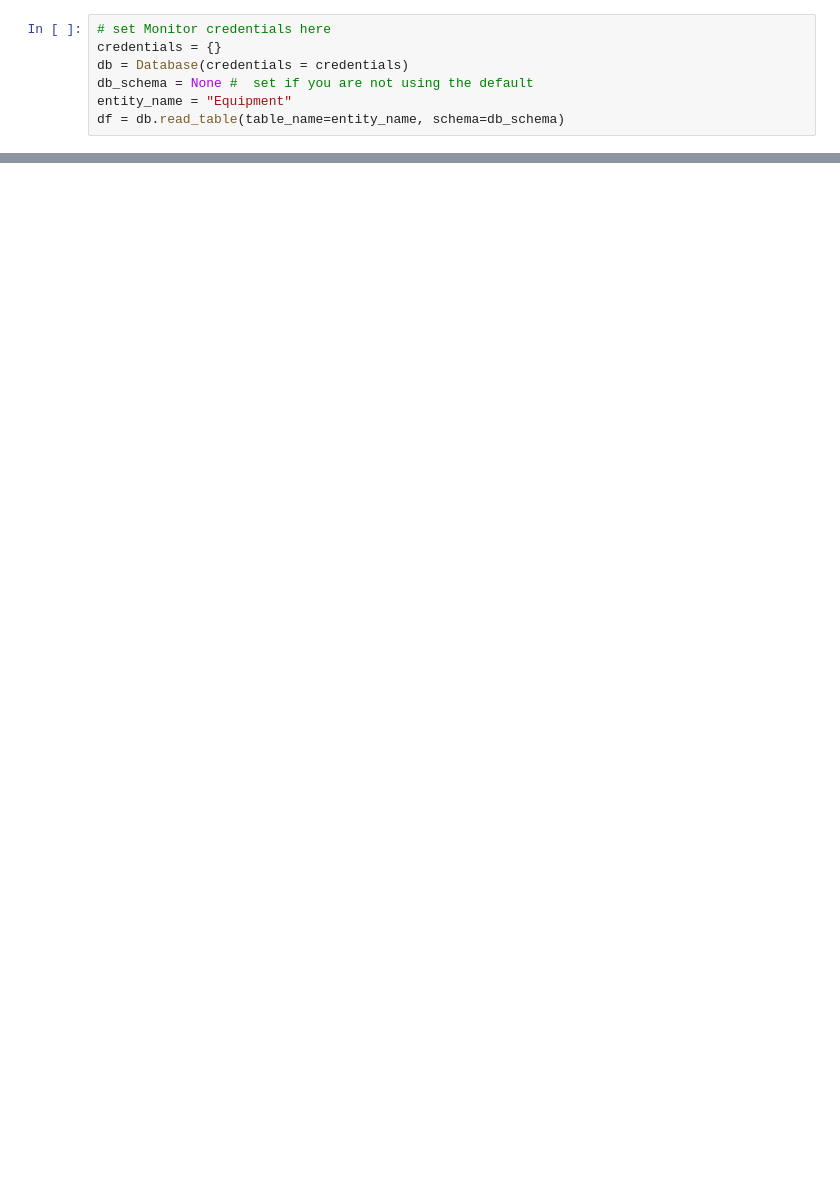
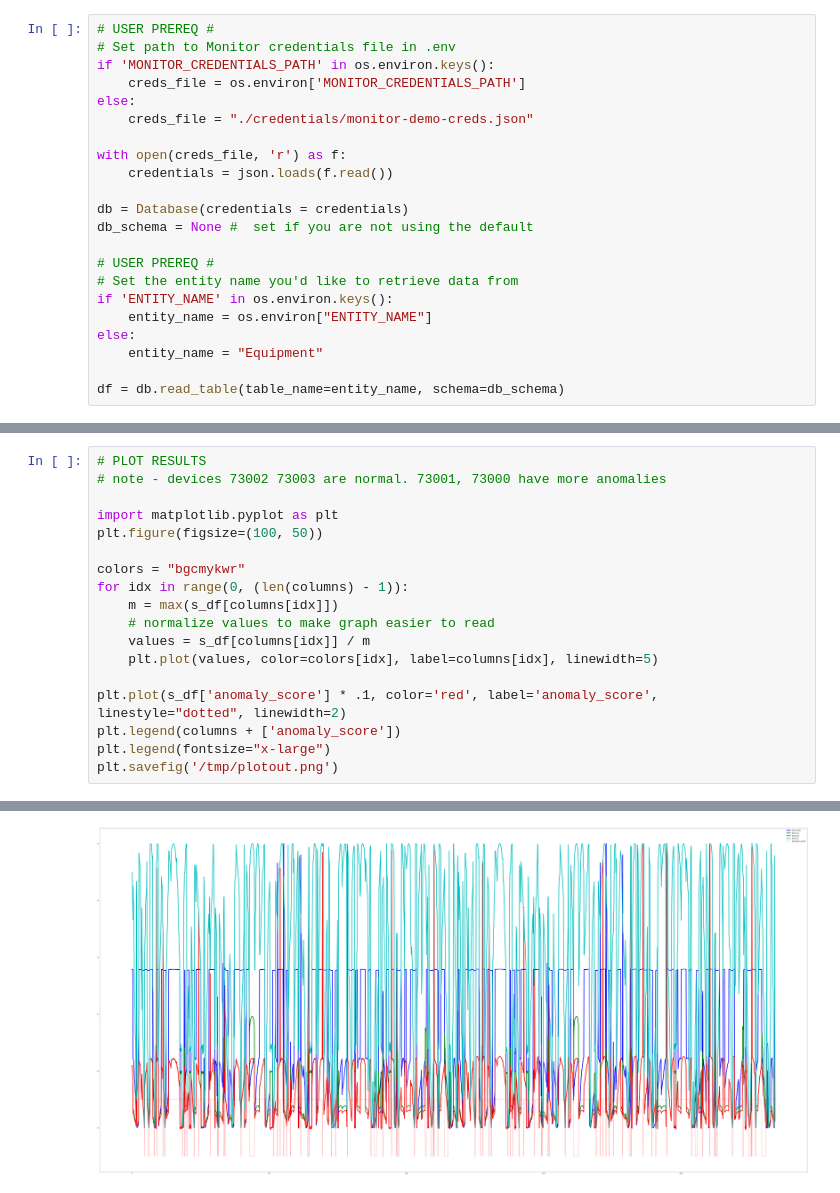
Before and after one commit to IBM/iot-analytics-anomaly, a Jupyter notebook: generate_WML_model.ipynb, the cells around one changed output, grey strips where cells are left out. Drawn from its saved outputs; the diff is of its cells as text; blank space fills up the shorter version.

```diff
--- a/generate_WML_model.ipynb
+++ b/generate_WML_model.ipynb
@@ -30,8 +46,23 @@ Environment Variables Loaded Successfully
 # %%
-# set Monitor credentials here
-credentials = {}
+# USER PREREQ #
+# Set path to Monitor credentials file in .env
+if 'MONITOR_CREDENTIALS_PATH' in os.environ.keys():
+    creds_file = os.environ['MONITOR_CREDENTIALS_PATH']
+else:
+    creds_file = "./credentials/monitor-demo-creds.json"
+
+with open(creds_file, 'r') as f:
+    credentials = json.loads(f.read())
+
 db = Database(credentials = credentials)
 db_schema = None #  set if you are not using the default
-entity_name = "Equipment"
+
+# USER PREREQ #
+# Set the entity name you'd like to retrieve data from
+if 'ENTITY_NAME' in os.environ.keys():
+    entity_name = os.environ["ENTITY_NAME"]
+else:
+    entity_name = "Equipment"
+
 df = db.read_table(table_name=entity_name, schema=db_schema)
 # %% [output]
@@ -182,0 +136,19 @@ findfont: Matching :family=sans-serif:style=normal:variant=normal:weight=normal:
+# %%
+# PLOT RESULTS
+# note - devices 73002 73003 are normal. 73001, 73000 have more anomalies
+
+import matplotlib.pyplot as plt
+plt.figure(figsize=(100, 50))
+
+colors = "bgcmykwr"
+for idx in range(0, (len(columns) - 1)):
+    m = max(s_df[columns[idx]])
+    # normalize values to make graph easier to read
+    values = s_df[columns[idx]] / m
+    plt.plot(values, color=colors[idx], label=columns[idx], linewidth=5)
+
+plt.plot(s_df['anomaly_score'] * .1, color='red', label='anomaly_score', linestyle="dotted", linewidth=2)
+plt.legend(columns + ['anomaly_score'])
+plt.legend(fontsize="x-large")
+plt.savefig('/tmp/plotout.png')
+# %% [output]
@@ -183 +172,2 @@ findfont: Matching :family=sans-serif:style=normal:variant=normal:weight=normal:
+[figure, added]
 # %%
```
Also changed, not shown: parts of 15 cells of this notebook, 12 other files.
